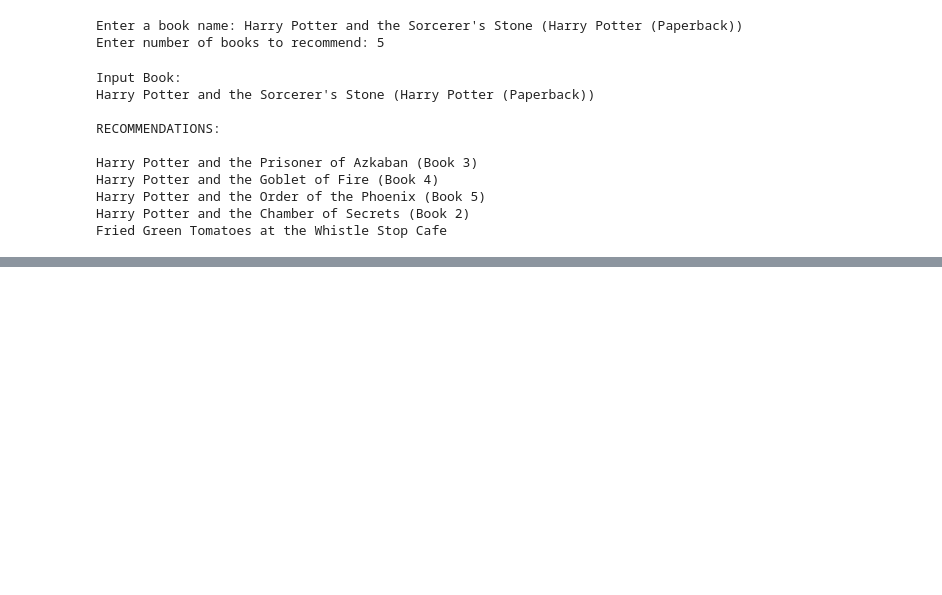
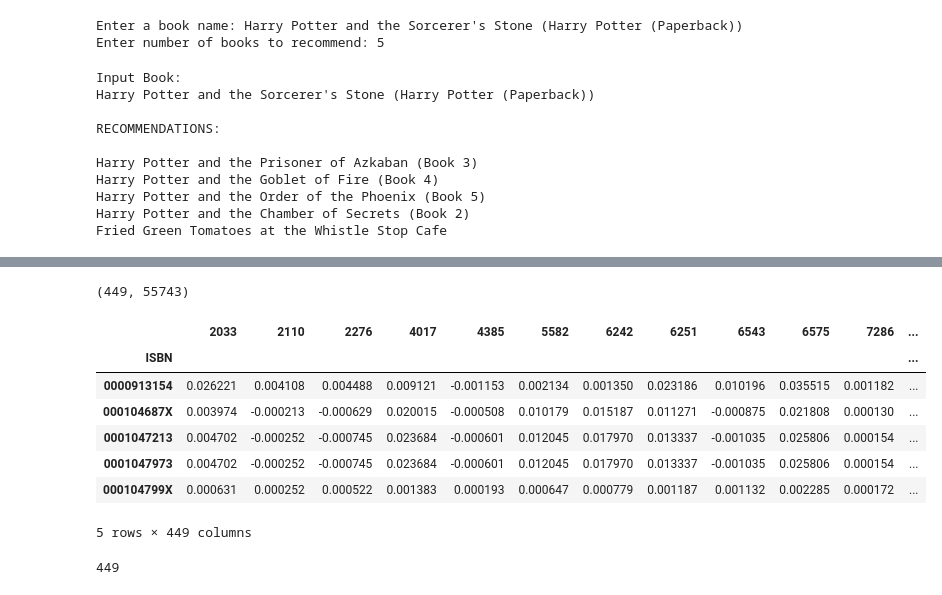
Before and after one commit to Akramkhan01/-Book-Recommendation-System, a Jupyter notebook: Book_Recommendation_System.ipynb, the cells around one changed output, grey strips where cells are left out. Saved outputs shown, nothing was run; the diff lists cells and outputs as text; code cells hidden in the pictures; blank space fills up the shorter version.

```diff
--- a/Book_Recommendation_System.ipynb
+++ b/Book_Recommendation_System.ipynb
@@ -1216,0 +1484,3 @@ Fried Green Tomatoes at the Whistle Stop Cafe
+# %%
+users_ids = list(users_items_pivot_matrix_df.index)
+users_ids[:10]
@@ -1216,0 +1492,6 @@ Fried Green Tomatoes at the Whistle Stop Cafe
+# %%
+# The number of factors to factor the user-item matrix.
+NUMBER_OF_FACTORS_MF = 12
+
+#Performs matrix factorization of the original user item matrix
+U, sigma, Vt = svds(users_items_pivot_matrix, k = NUMBER_OF_FACTORS_MF)
@@ -1216,0 +1506,3 @@ Fried Green Tomatoes at the Whistle Stop Cafe
+# %%
+sigma = np.diag(sigma)
+sigma.shape
@@ -1216,0 +1517,3 @@ Fried Green Tomatoes at the Whistle Stop Cafe
+# %%
+all_user_predicted_ratings = np.dot(np.dot(U, sigma), Vt)
+all_user_predicted_ratings
@@ -1216,0 +1534,21 @@ Fried Green Tomatoes at the Whistle Stop Cafe
+# %%
+all_user_predicted_ratings.shape
+# %% [output]
+(449, 55743)
+# %%
+#Converting the reconstructed matrix back to a Pandas dataframe
+cf_preds_df = pd.DataFrame(all_user_predicted_ratings, columns = users_items_pivot_matrix_df.columns, index=users_ids).transpose()
+cf_preds_df.head()
+# %% [output]
+|  | 2033 | 2110 | 2276 | 4017 | 4385 | 5582 | 6242 | 6251 | 6543 | 6575 | 7286 | ... |
+| ISBN |  |  |  |  |  |  |  |  |  |  |  | ... |
+| 0000913154 | 0.026221 | 0.004108 | 0.004488 | 0.009121 | -0.001153 | 0.002134 | 0.001350 | 0.023186 | 0.010196 | 0.035515 | 0.001182 | ... |
+| 000104687X | 0.003974 | -0.000213 | -0.000629 | 0.020015 | -0.000508 | 0.010179 | 0.015187 | 0.011271 | -0.000875 | 0.021808 | 0.000130 | ... |
+| 0001047213 | 0.004702 | -0.000252 | -0.000745 | 0.023684 | -0.000601 | 0.012045 | 0.017970 | 0.013337 | -0.001035 | 0.025806 | 0.000154 | ... |
+| 0001047973 | 0.004702 | -0.000252 | -0.000745 | 0.023684 | -0.000601 | 0.012045 | 0.017970 | 0.013337 | -0.001035 | 0.025806 | 0.000154 | ... |
+| 000104799X | 0.000631 | 0.000252 | 0.000522 | 0.001383 | 0.000193 | 0.000647 | 0.000779 | 0.001187 | 0.001132 | 0.002285 | 0.000172 | ... |
+5 rows × 449 columns
+# %%
+len(cf_preds_df.columns)
+# %% [output]
+449
```
Also changed, not shown: parts of 46 cells of this notebook.
